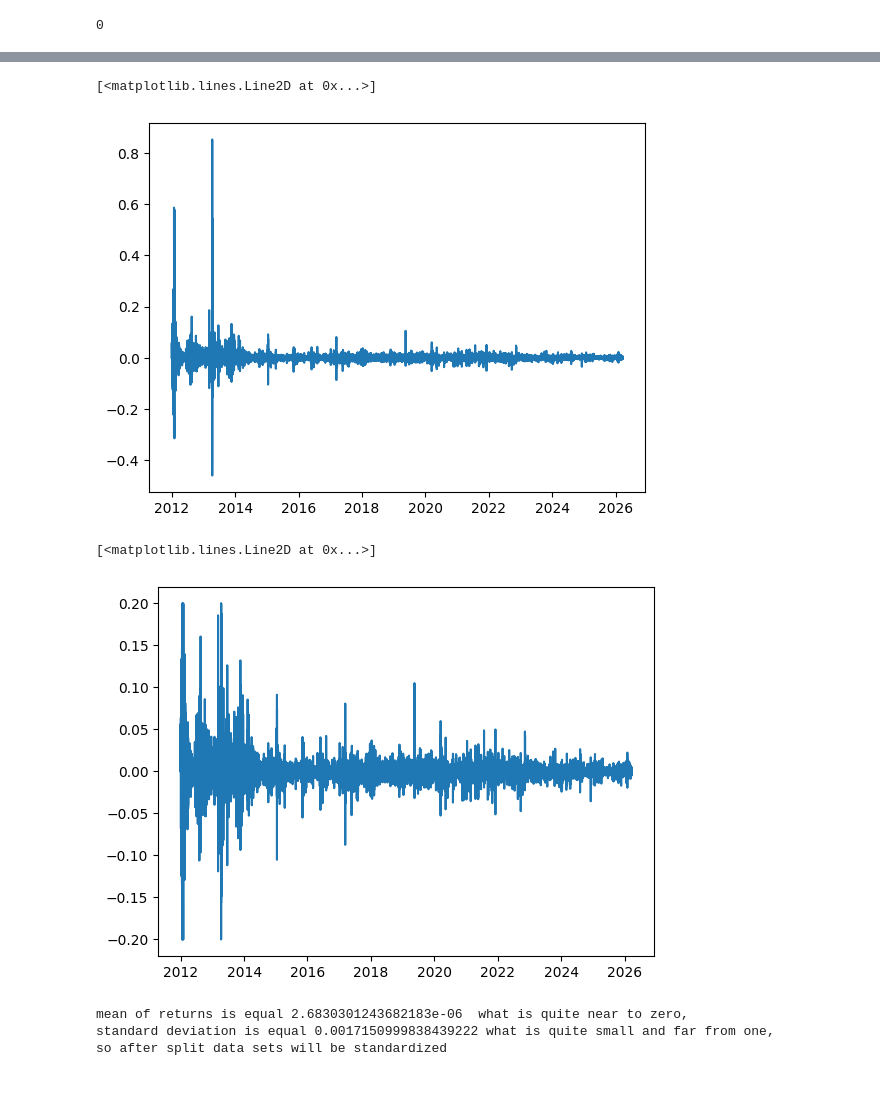
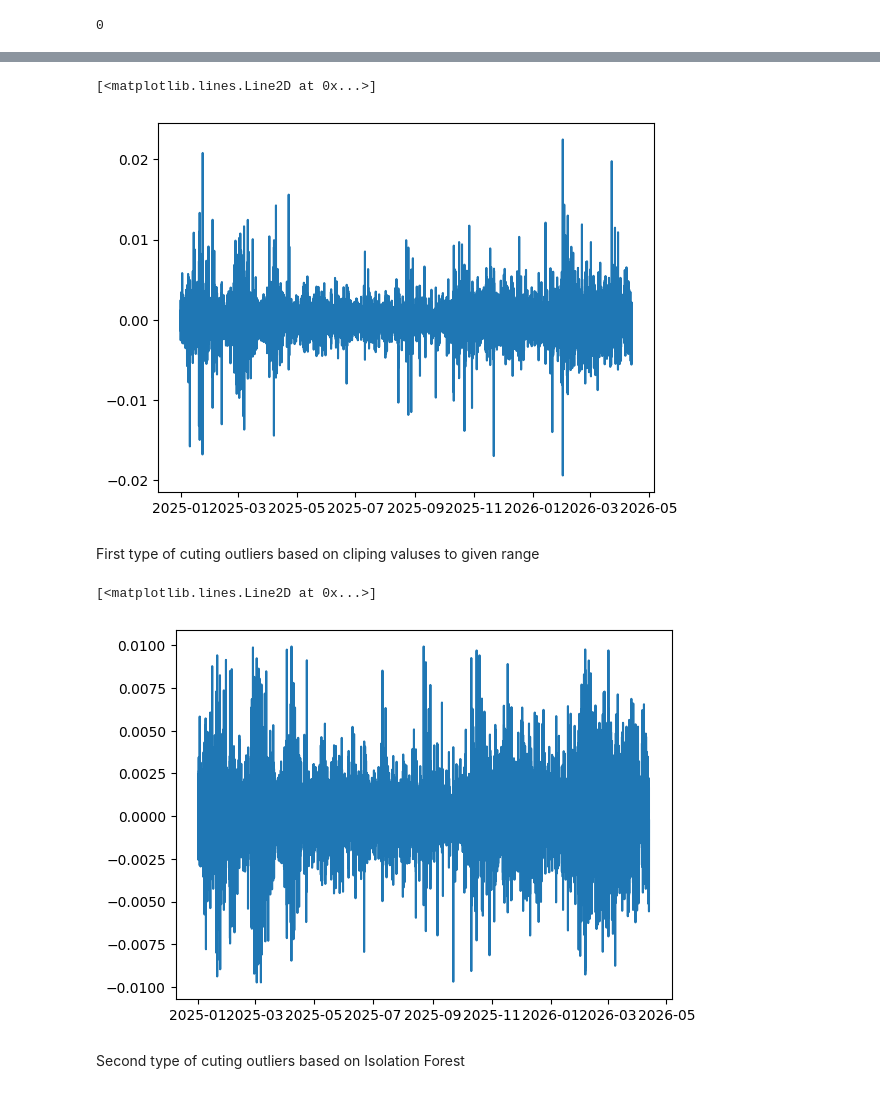
Before and after one commit to AgataJuda/Machine-Learning-for-Data-Analytics, a Jupyter notebook: data/processed/Processed_data.ipynb, the cells around one changed output, grey strips where cells are left out. Cells and saved outputs as stored; diff of their text form; code cells hidden in the pictures.

```diff
--- a/data/processed/Processed_data.ipynb
+++ b/data/processed/Processed_data.ipynb
@@ -57,5 +68,6 @@ sum(df["Close"]<0)
 # %%
 df["Timestamp"]=pd.to_datetime(df["Timestamp"], unit="s")
+df = df[df['Timestamp'].dt.year >= 2025].copy()
 plt.plot(df['Timestamp'], df['Close'])
 plt.show()
 # df['Close']=np.log(df['Close'])
@@ -66,3 +80,3 @@ plt.show()
 # %%
 df["return"] = df["Close"].pct_change().shift(-1)
-df.dropna()
+df = df.dropna(subset=["return"])
@@ -84,17 +86,15 @@ df.dropna()
 plt.plot(df['Timestamp'], df['return'])
 # %% [output]
 [<matplotlib.lines.Line2D at 0x...>]
-[figure, old version]
+[figure, new version]
+# %% [markdown]
+First type of cuting outliers based on cliping valuses to given range
 # %%
-df["return"] = df["return"].clip(-0.2, 0.2)
+df_clean0 = df[(df["return"] >= -0.01) & (df["return"] <= 0.01)].copy()
 # %%
-plt.plot(df['Timestamp'],df['return'])
+plt.plot(df_clean0['Timestamp'],df_clean0['return'])
 # %% [output]
 [<matplotlib.lines.Line2D at 0x...>]
-[figure, old version]
+[figure, new version]
-# %%
-print("mean of returns is equal", df["return"].mean(), " what is quite near to zero, \nstandard deviation is equal", df["return"].std(), "what is quite small and far from one, \nso after split data sets will be standardized")
-# %% [output]
-mean of returns is equal 2.6830301243682183e-06  what is quite near to zero,
-standard deviation is equal 0.0017150999838439222 what is quite small and far from one,
-so after split data sets will be standardized
+# %% [markdown]
+Second type of cuting outliers based on Isolation Forest
```
Also changed, not shown: parts of 28 cells of this notebook, 1 other file.
